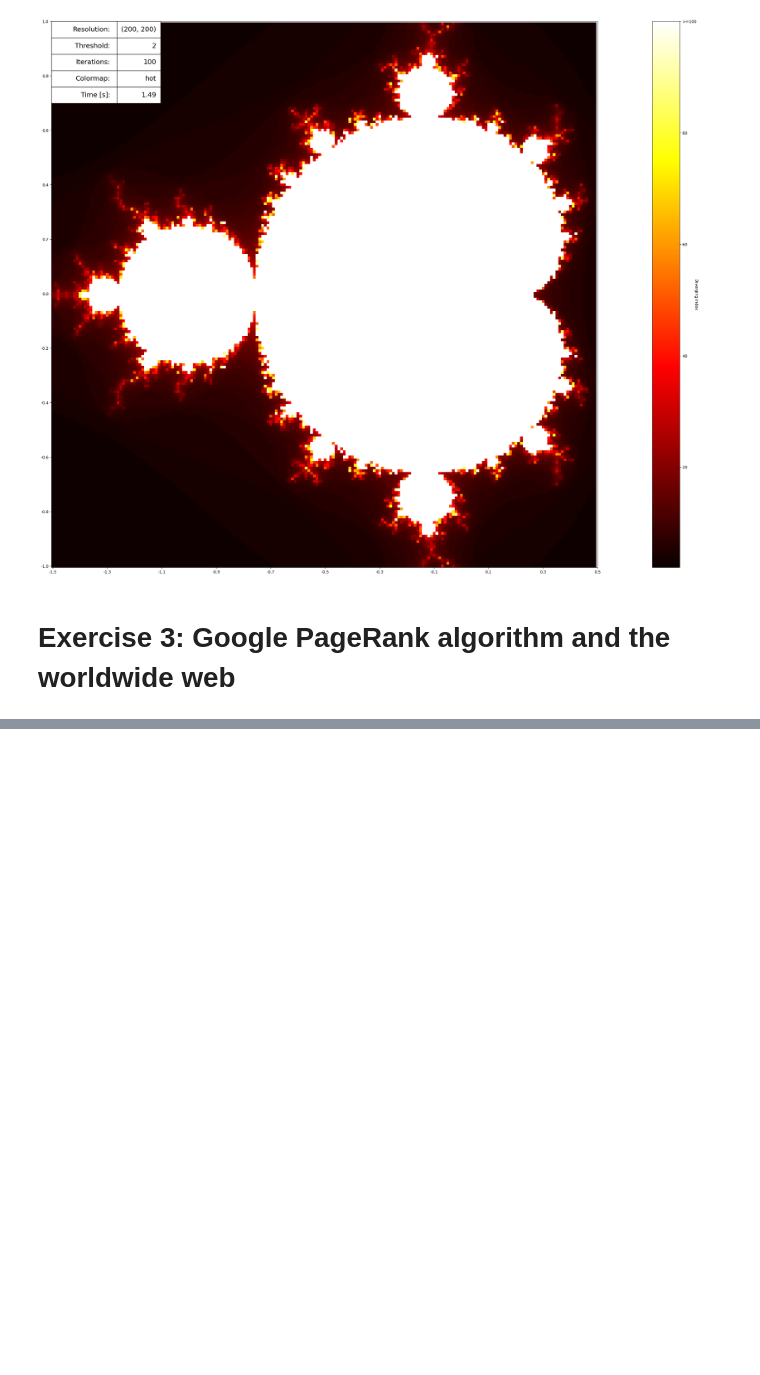
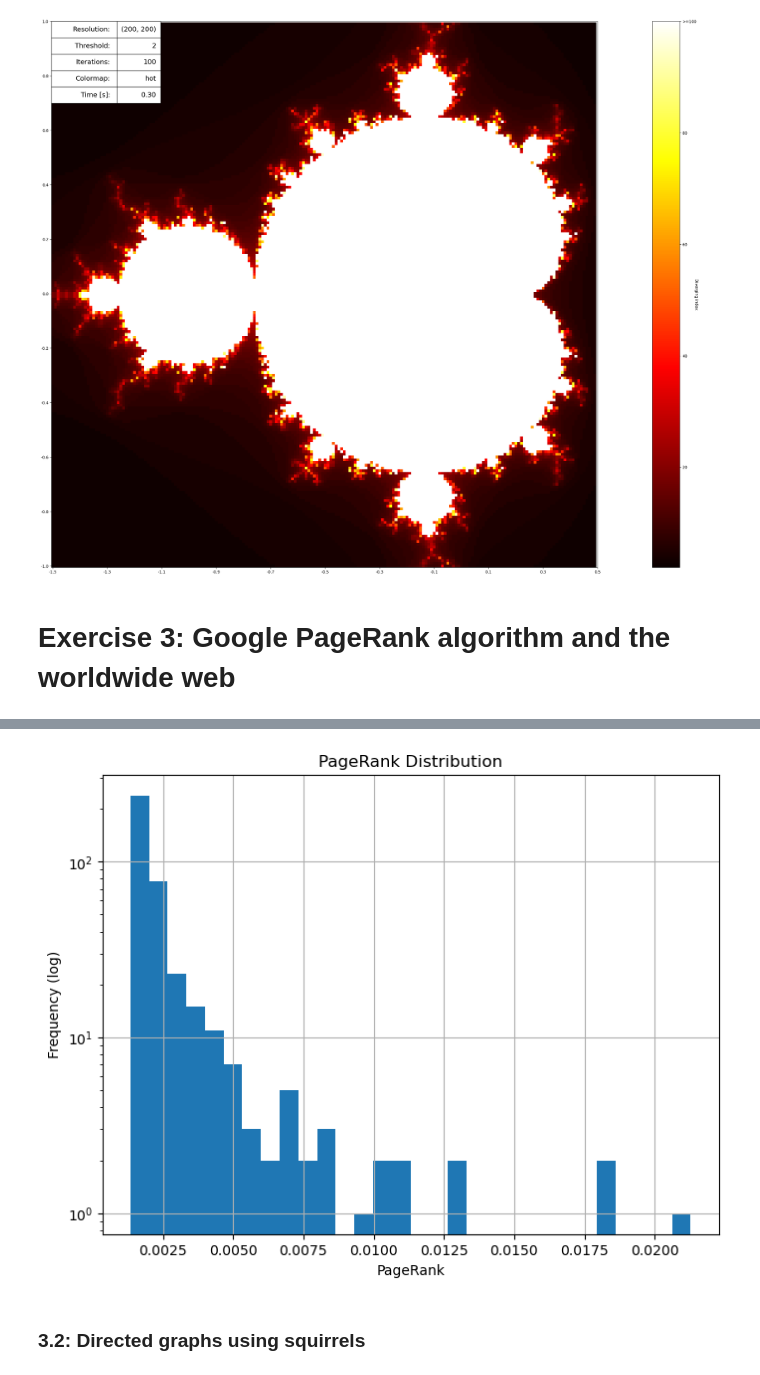
Before and after one commit to sebas-fontys/ds5_assignment_group13, a Jupyter notebook: week_2.ipynb, the cells around one changed output, grey strips where cells are left out. Saved outputs shown, nothing was run; the diff lists cells and outputs as text; code cells hidden in the pictures; blank space fills up the shorter version.

```diff
--- a/week_2.ipynb
+++ b/week_2.ipynb
@@ -409,12 +409,3 @@ draw_mandel(
 [figure]
 # %% [markdown]
 # Exercise 3: Google PageRank algorithm and the worldwide web
-# %%
-import networkx as nx
-import matplotlib.pyplot as plt
-n0 = 5
-M = 4
-N = 400
-g = nx.barabasi_albert_graph(n0, M)
-nx.draw(g, with_labels=True)
-plt.show()
@@ -420,0 +505,19 @@ plt.show()
+# %%
+def plot_pagerank_distribution(pagerank: dict) -> None:
+    """
+    Plot the distribution of pagerank values
+
+    Parameters:
+    pagerank (dict): dictionary of nodes with their PageRank values
+
+    Returns: None
+    """
+    pagerank_values = list(pagerank.values())
+    plt.figure(figsize=(8, 6))
+    plt.hist(pagerank_values, bins=30)
+    plt.title('PageRank Distribution')
+    plt.xlabel('PageRank')
+    plt.ylabel('Frequency (log)')
+    plt.yscale('log')
+    plt.grid(True)
+    plt.show()
@@ -420,0 +539,6 @@ plt.show()
+# %%
+plot_pagerank_distribution(nx.pagerank(graph))
+# %% [output]
+[figure, added]
+# %% [markdown]
+### 3.2: Directed graphs using squirrels
```
Also changed, not shown: parts of 11 cells of this notebook.
